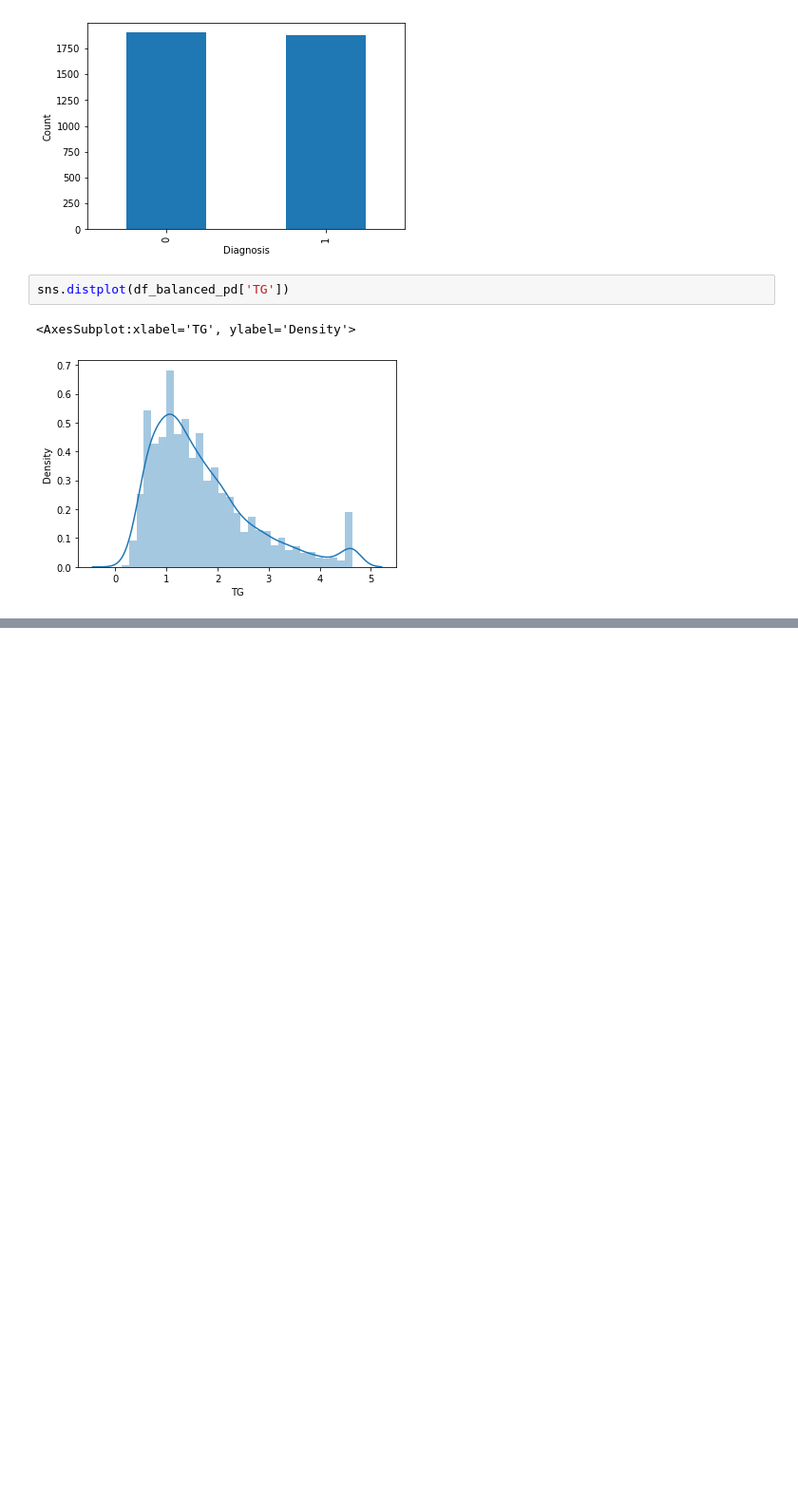
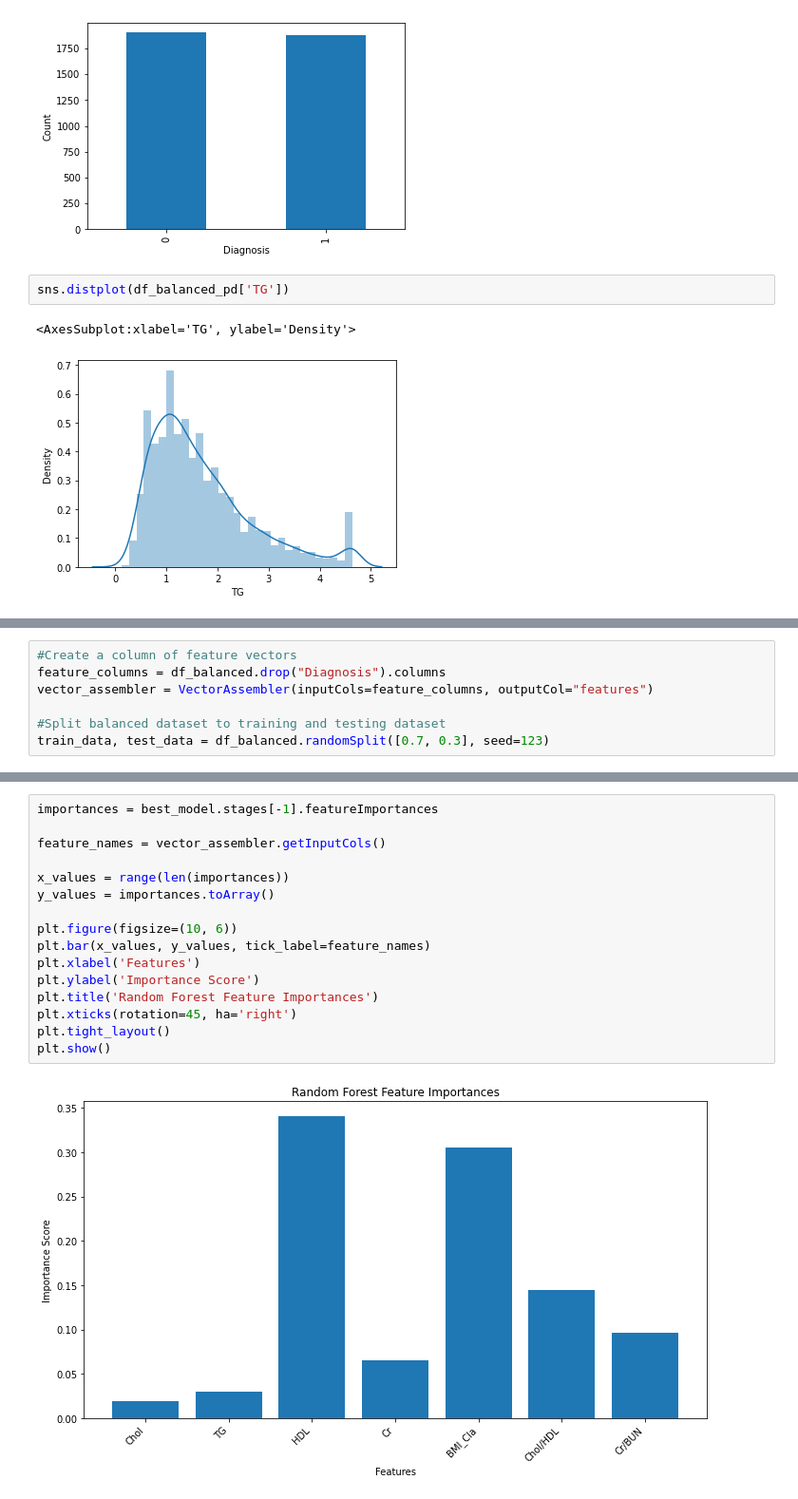
Before and after one commit to shengguima/Iteration-4, a Jupyter notebook: Assignment 4.ipynb, the cells around one changed output, grey strips where cells are left out. Shown at 95% size. Saved outputs shown, nothing was run; the diff lists cells and outputs as text; blank space fills up the shorter version.

```diff
--- a/Assignment 4.ipynb
+++ b/Assignment 4.ipynb
@@ -750,0 +782,7 @@ CSV file: file:///home/ubuntu/Iteration-4/Diabetes%20Classification.csv
+# %%
+#Create a column of feature vectors
+feature_columns = df_balanced.drop("Diagnosis").columns
+vector_assembler = VectorAssembler(inputCols=feature_columns, outputCol="features")
+
+#Split balanced dataset to training and testing dataset
+train_data, test_data = df_balanced.randomSplit([0.7, 0.3], seed=123)
@@ -750,0 +1118,18 @@ CSV file: file:///home/ubuntu/Iteration-4/Diabetes%20Classification.csv
+# %%
+importances = best_model.stages[-1].featureImportances
+
+feature_names = vector_assembler.getInputCols()
+
+x_values = range(len(importances))
+y_values = importances.toArray()
+
+plt.figure(figsize=(10, 6))
+plt.bar(x_values, y_values, tick_label=feature_names)
+plt.xlabel('Features')
+plt.ylabel('Importance Score')
+plt.title('Random Forest Feature Importances')
+plt.xticks(rotation=45, ha='right')
+plt.tight_layout()
+plt.show()
+# %% [output]
+[figure, added]
```
Also changed, not shown: parts of 35 cells of this notebook, 1 other file.
